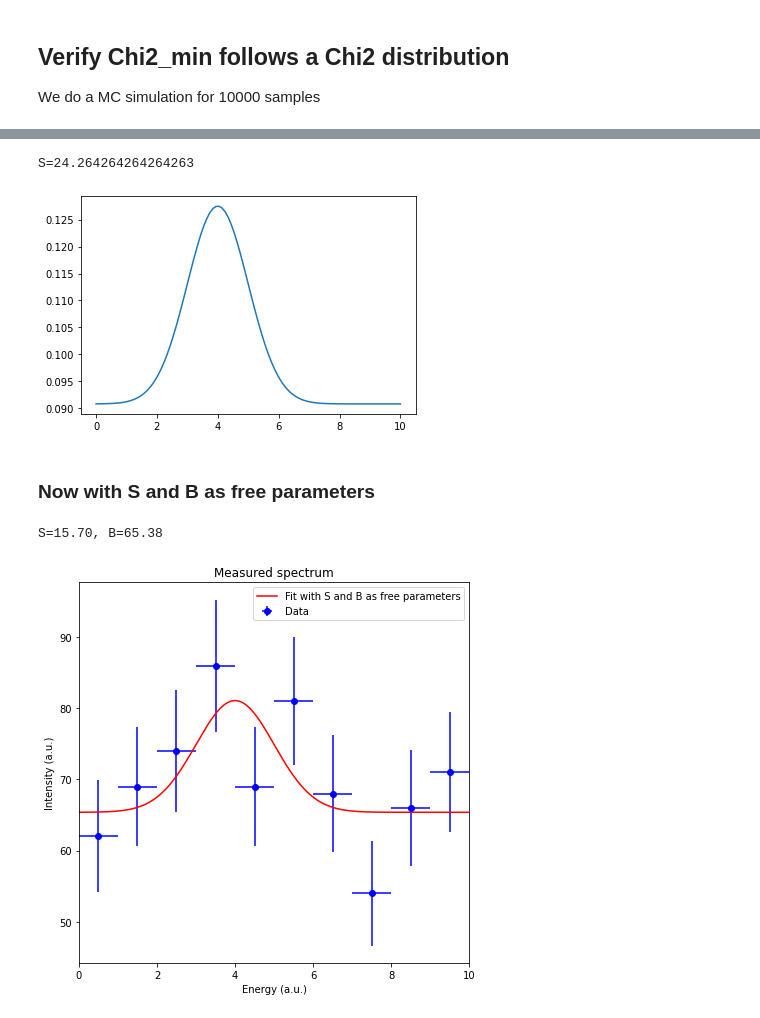
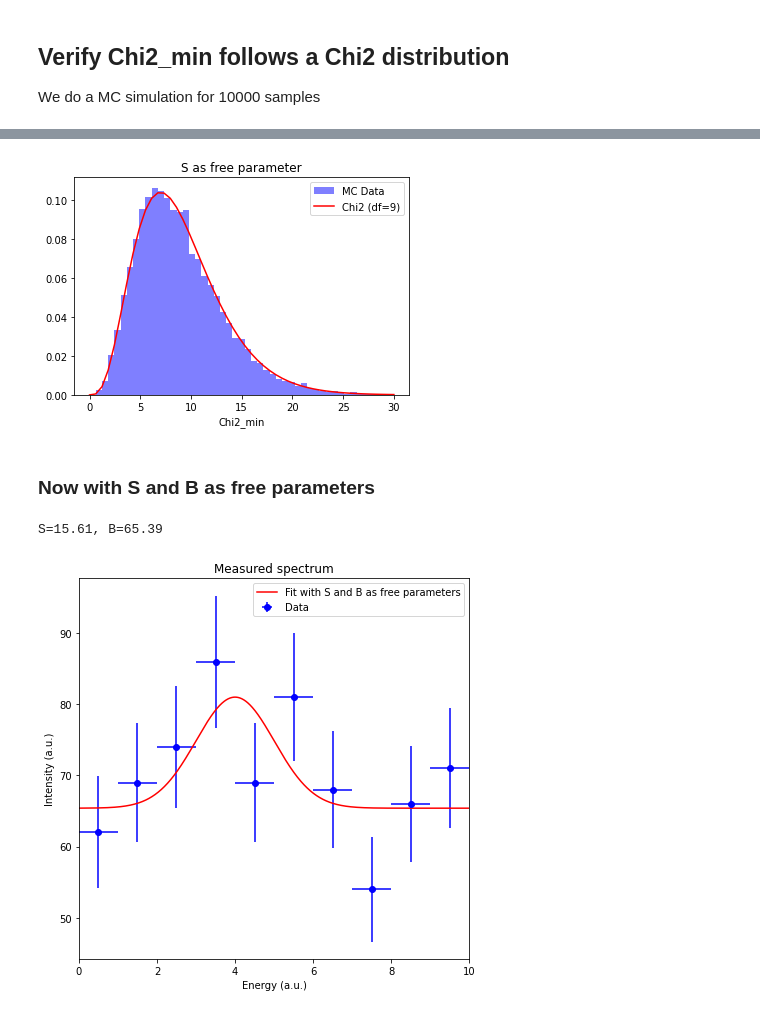
Before and after one commit to Oscar-PL/master-mcm-material, a Jupyter notebook: challenges/Challenge5.ipynb, the cells around one changed output, grey strips where cells are left out. Drawn from its saved outputs; the diff is of its cells as text; code cells hidden in the pictures.

```diff
--- a/challenges/Challenge5.ipynb
+++ b/challenges/Challenge5.ipynb
@@ -46,7 +46,7 @@ def fit_func(E, S, E_0=4, sigma_E=1, B=60):
 def chi2_estimator(y, f, sigma):
     result = 0
     for i in range(len(y)):
-        result += (y[i] - f[i]) ** 2 / (sigma[i] ** 2)
+        result += ((y[i] - f[i]) ** 2) / (sigma[i] ** 2)
     return result
 # %% [markdown]
 We compute the fit function for different values of S to compare the chi2 estimator
@@ -136,21 +198,16 @@ We do a MC simulation for 10000 samples
 # %%
-for i in range(10000):
+bins = np.linspace(0, 30, 50)
+plt.hist(
+    chi2min_list, bins=bins, density=True, label="MC Data", alpha=0.5, color="blue"
+)
+
+from scipy.stats import chi2
+
+plt.plot(bins, chi2(df=10 - 1).pdf(bins), label="Chi2 (df=9)", color="red")
+
+plt.legend()
+plt.title("S as free parameter")
+plt.xlabel("Chi2_min")
+plt.show()
 # %% [output]
-S=24.264264264264263
+[figure, added]
-# %%
-from scipy.stats import rv_continuous
-
-class dist(rv_continuous):
-    def _pdf(self, x):
-        return fit_func(x, S=S_result, B=60) / 660.8195644557718 # normalized
-
-# to normalize you can divide by something like my_dist.cdf(10 - 1E-9)
-
-my_dist = dist(a=0, b=10, name="S free")
-
-
-x = np.linspace(0, 10, 100)
-plt.plot(x, my_dist.pdf(x))
-plt.show()
-# %% [output]
-[figure, removed]
@@ -163,8 +218,8 @@ chi2_min = 1e10
 S_result = 0
 B_result = 0
 
-for S in np.linspace(12, 35, 200):
-    for B in np.linspace(50, 80, 200):
+for S in np.linspace(10, 30, 500):
+    for B in np.linspace(50, 80, 500):
         y = intensity_data
         sigma = np.sqrt(y)
         f = [fit_func(energy, S=S, B=B) for energy in E]
@@ -177,7 +232,7 @@ for S in np.linspace(12, 35, 200):
 
 print(f"S={S_result:0.2f}, B={B_result:0.2f}")
 # %% [output]
-S=15.70, B=65.38
+S=15.61, B=65.39
 # %%
 fig, ax = plt.subplots(figsize=(7, 7))
 
```
Also changed, not shown: parts of 5 cells of this notebook.
